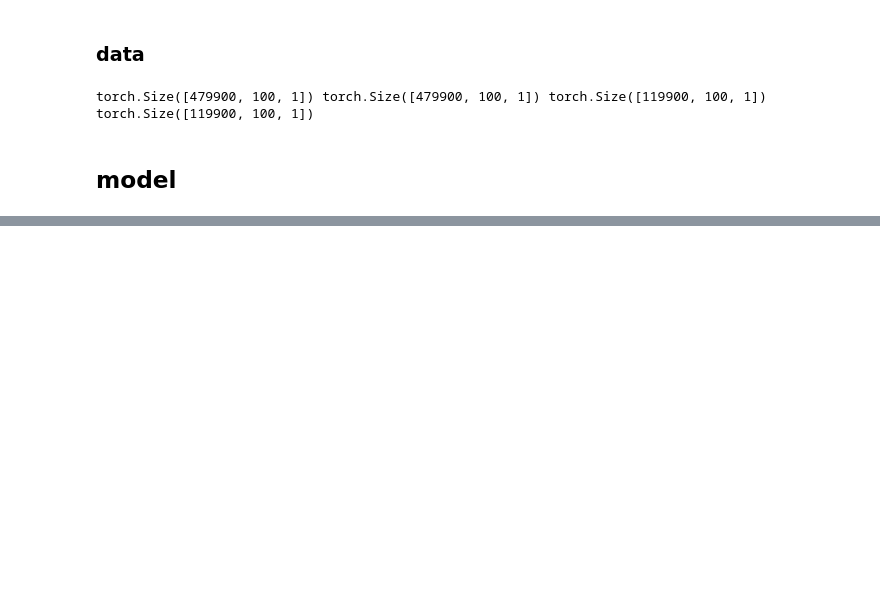
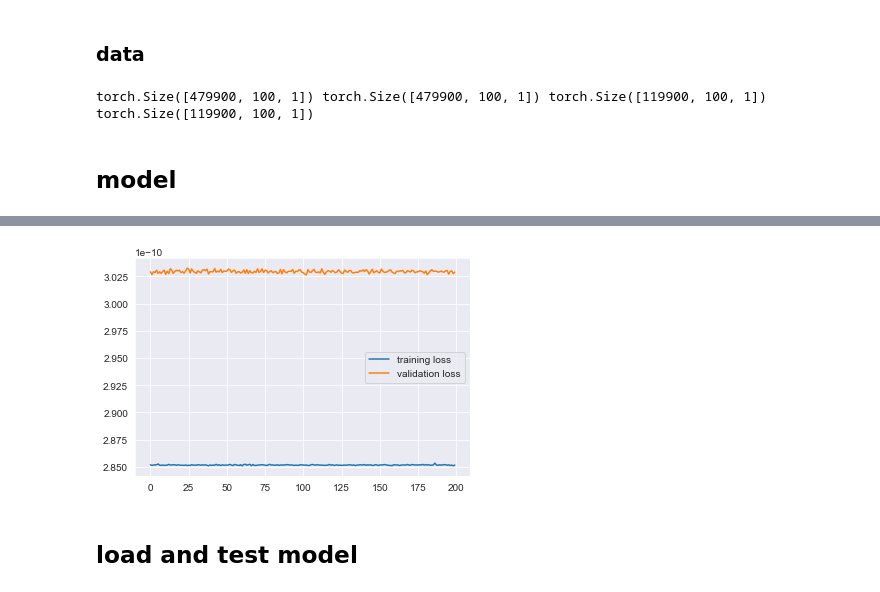
Before and after one commit to consuelorojas/Tesis, a Jupyter notebook: ML/airmodel_longtraining.ipynb, the cells around one changed output, grey strips where cells are left out. Drawn from its saved outputs; the diff is of its cells as text; code cells hidden in the pictures; blank space fills up the shorter version.

```diff
--- a/ML/airmodel_longtraining.ipynb
+++ b/ML/airmodel_longtraining.ipynb
@@ -85,0 +211,9 @@ m, av_train, av_val = utils.train_model(model, optimizer, criterion, train_loade
+# %%
+plt.plot(av_train, label='training loss')
+plt.plot(av_val, label='validation loss')
+plt.legend()
+plt.show()
+# %% [output]
+[figure, added]
+# %% [markdown]
+## **load and test model**
```
Also changed, not shown: parts of 17 cells of this notebook, 8 other files.
